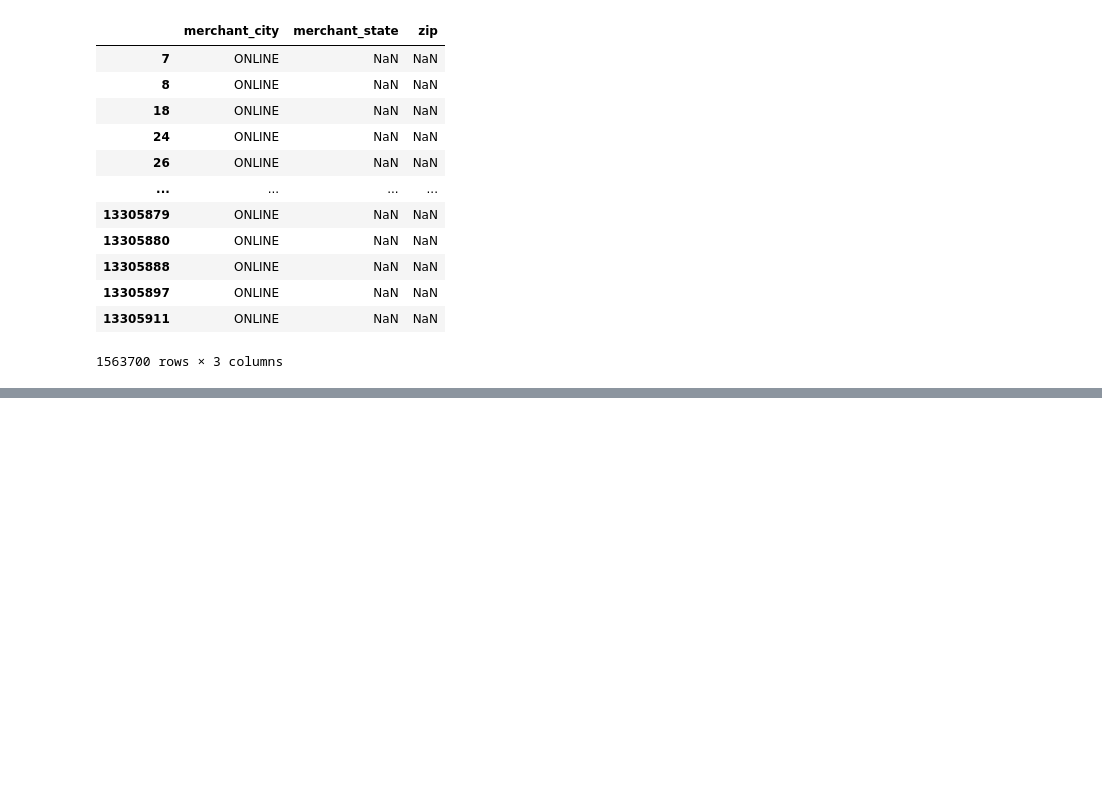
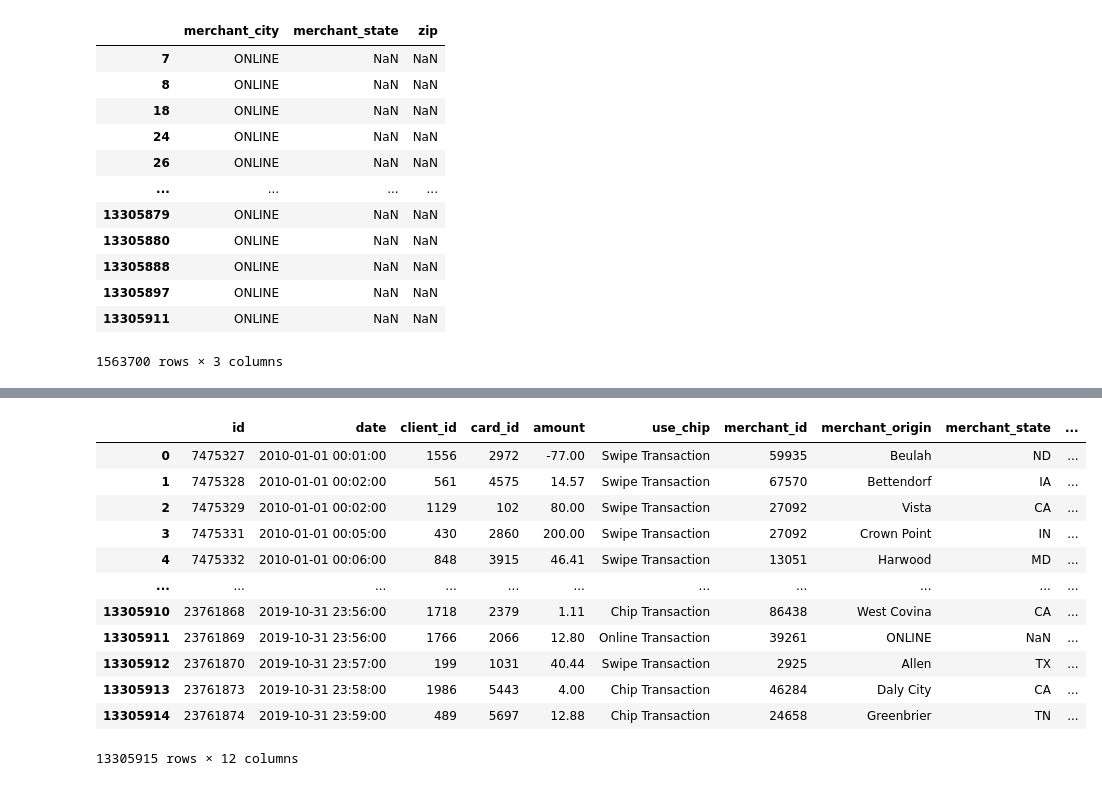
Before and after one commit to JoaoBaganha/Transacoes_Financeiras_Globais, a Jupyter notebook: tratatamento_transacoes_globais.ipynb, the cells around one changed output, grey strips where cells are left out. Cells and saved outputs as stored; diff of their text form; code cells hidden in the pictures; blank space fills up the shorter version.

```diff
--- a/tratatamento_transacoes_globais.ipynb
+++ b/tratatamento_transacoes_globais.ipynb
@@ -207,0 +236,18 @@ df_transacoes_cidade_estado_zip[df_transacoes_cidade_estado_zip['merchant_city']
+# %%
+#Renomeando a coluna merchant_city para contextualizar melhor as transações ONLINE
+df_transacoes = df_transacoes.rename(columns={'merchant_city': 'merchant_origin'})
+df_transacoes
+# %% [output]
+|  | id | date | client_id | card_id | amount | use_chip | merchant_id | merchant_origin | merchant_state | ... |
+| 0 | 7475327 | 2010-01-01 00:01:00 | 1556 | 2972 | -77.00 | Swipe Transaction | 59935 | Beulah | ND | ... |
+| 1 | 7475328 | 2010-01-01 00:02:00 | 561 | 4575 | 14.57 | Swipe Transaction | 67570 | Bettendorf | IA | ... |
+| 2 | 7475329 | 2010-01-01 00:02:00 | 1129 | 102 | 80.00 | Swipe Transaction | 27092 | Vista | CA | ... |
+| 3 | 7475331 | 2010-01-01 00:05:00 | 430 | 2860 | 200.00 | Swipe Transaction | 27092 | Crown Point | IN | ... |
+| 4 | 7475332 | 2010-01-01 00:06:00 | 848 | 3915 | 46.41 | Swipe Transaction | 13051 | Harwood | MD | ... |
+| ... | ... | ... | ... | ... | ... | ... | ... | ... | ... | ... |
+| 13305910 | 23761868 | 2019-10-31 23:56:00 | 1718 | 2379 | 1.11 | Chip Transaction | 86438 | West Covina | CA | ... |
+| 13305911 | 23761869 | 2019-10-31 23:56:00 | 1766 | 2066 | 12.80 | Online Transaction | 39261 | ONLINE | NaN | ... |
+| 13305912 | 23761870 | 2019-10-31 23:57:00 | 199 | 1031 | 40.44 | Swipe Transaction | 2925 | Allen | TX | ... |
+| 13305913 | 23761873 | 2019-10-31 23:58:00 | 1986 | 5443 | 4.00 | Chip Transaction | 46284 | Daly City | CA | ... |
+| 13305914 | 23761874 | 2019-10-31 23:59:00 | 489 | 5697 | 12.88 | Chip Transaction | 24658 | Greenbrier | TN | ... |
+13305915 rows × 12 columns
```
Also changed, not shown: parts of 16 cells of this notebook.
